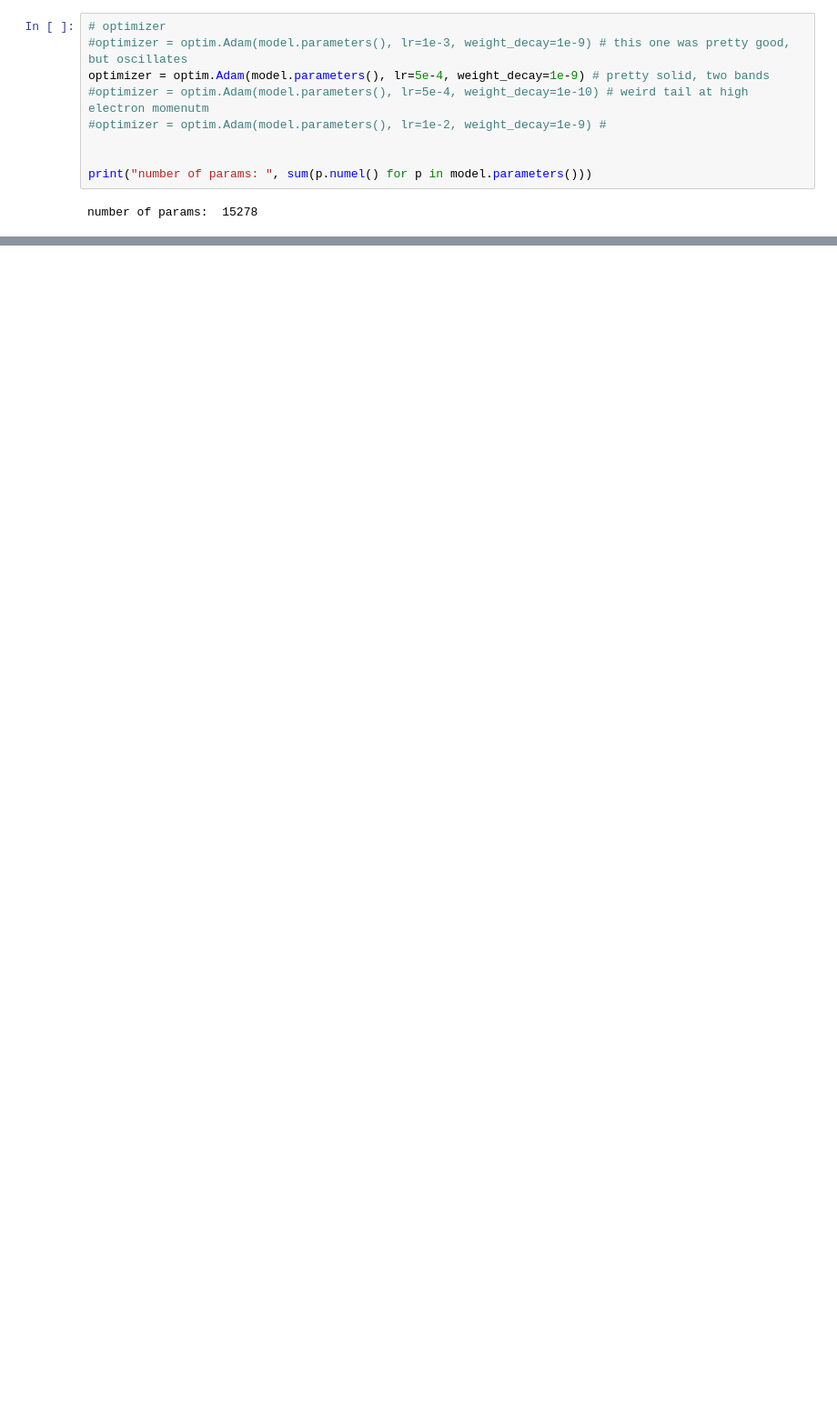
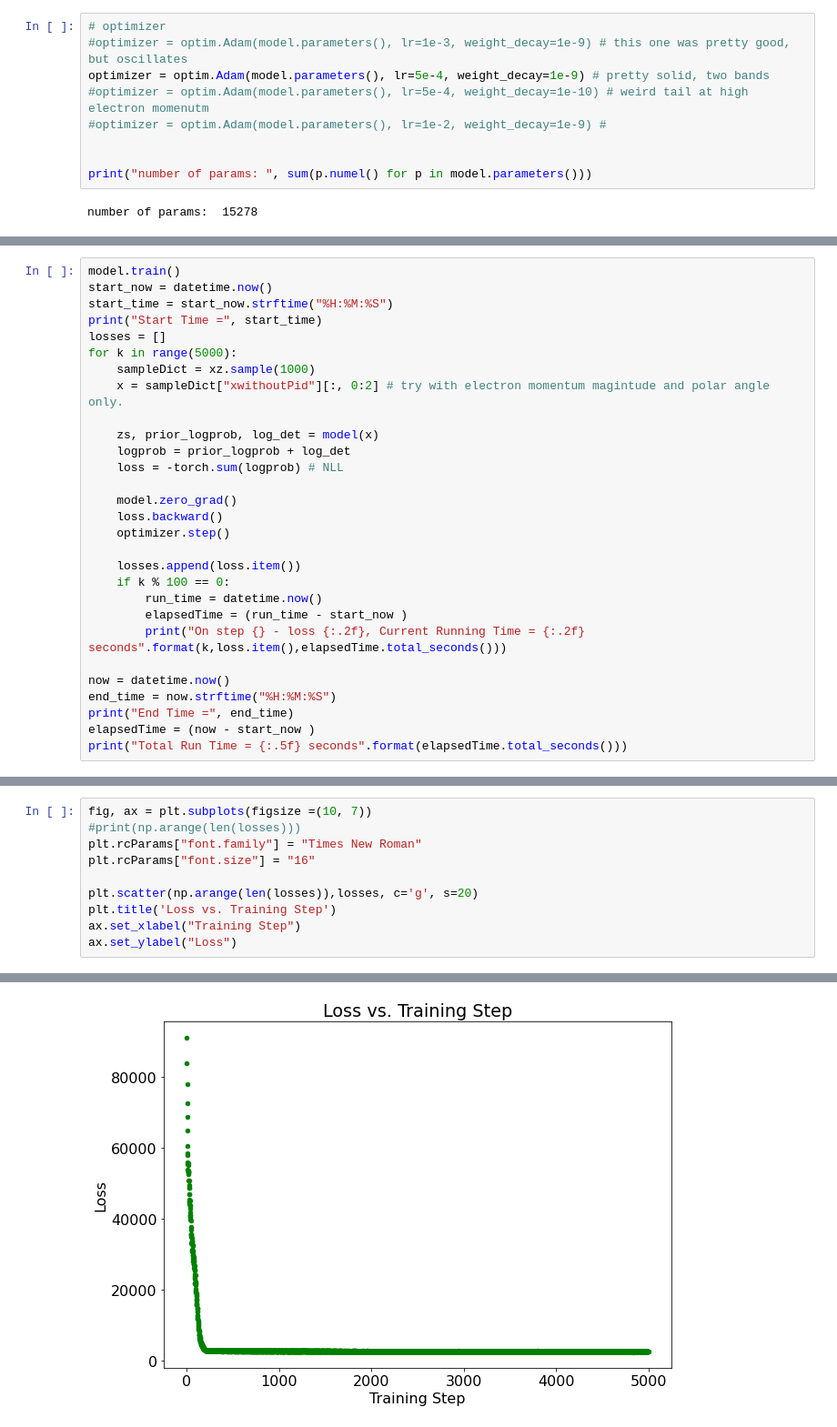
Before and after one commit to Sangbaek/pytorch-normalizing-flows, a Jupyter notebook: nflib1.ipynb, the cells around one changed output, grey strips where cells are left out. Shown at 91% size. Cells and saved outputs as stored; diff of their text form; blank space fills up the shorter version.

```diff
--- a/nflib1.ipynb
+++ b/nflib1.ipynb
@@ -278,0 +316,29 @@ tensor([ 5.6626, 13.0510])
+# %%
+model.train()
+start_now = datetime.now()
+start_time = start_now.strftime("%H:%M:%S")
+print("Start Time =", start_time)
+losses = []
+for k in range(5000):
+    sampleDict = xz.sample(1000)
+    x = sampleDict["xwithoutPid"][:, 0:2] # try with electron momentum magintude and polar angle only.
+
+    zs, prior_logprob, log_det = model(x)
+    logprob = prior_logprob + log_det
+    loss = -torch.sum(logprob) # NLL
+
+    model.zero_grad()
+    loss.backward()
+    optimizer.step()
+
+    losses.append(loss.item())
+    if k % 100 == 0:
+        run_time = datetime.now()
+        elapsedTime = (run_time - start_now )
+        print("On step {} - loss {:.2f}, Current Running Time = {:.2f} seconds".format(k,loss.item(),elapsedTime.total_seconds()))
+
+now = datetime.now()
+end_time = now.strftime("%H:%M:%S")
+print("End Time =", end_time)
+elapsedTime = (now - start_now )
+print("Total Run Time = {:.5f} seconds".format(elapsedTime.total_seconds()))
@@ -278,0 +363,11 @@ tensor([ 5.6626, 13.0510])
+# %%
+fig, ax = plt.subplots(figsize =(10, 7))
+#print(np.arange(len(losses)))
+plt.rcParams["font.family"] = "Times New Roman"
+plt.rcParams["font.size"] = "16"
+
+plt.scatter(np.arange(len(losses)),losses, c='g', s=20)
+plt.title('Loss vs. Training Step')
+ax.set_xlabel("Training Step")
+ax.set_ylabel("Loss")
+# %% [output]
@@ -278,0 +375 @@ tensor([ 5.6626, 13.0510])
+[figure, added]
```
Also changed, not shown: parts of 16 cells of this notebook.
